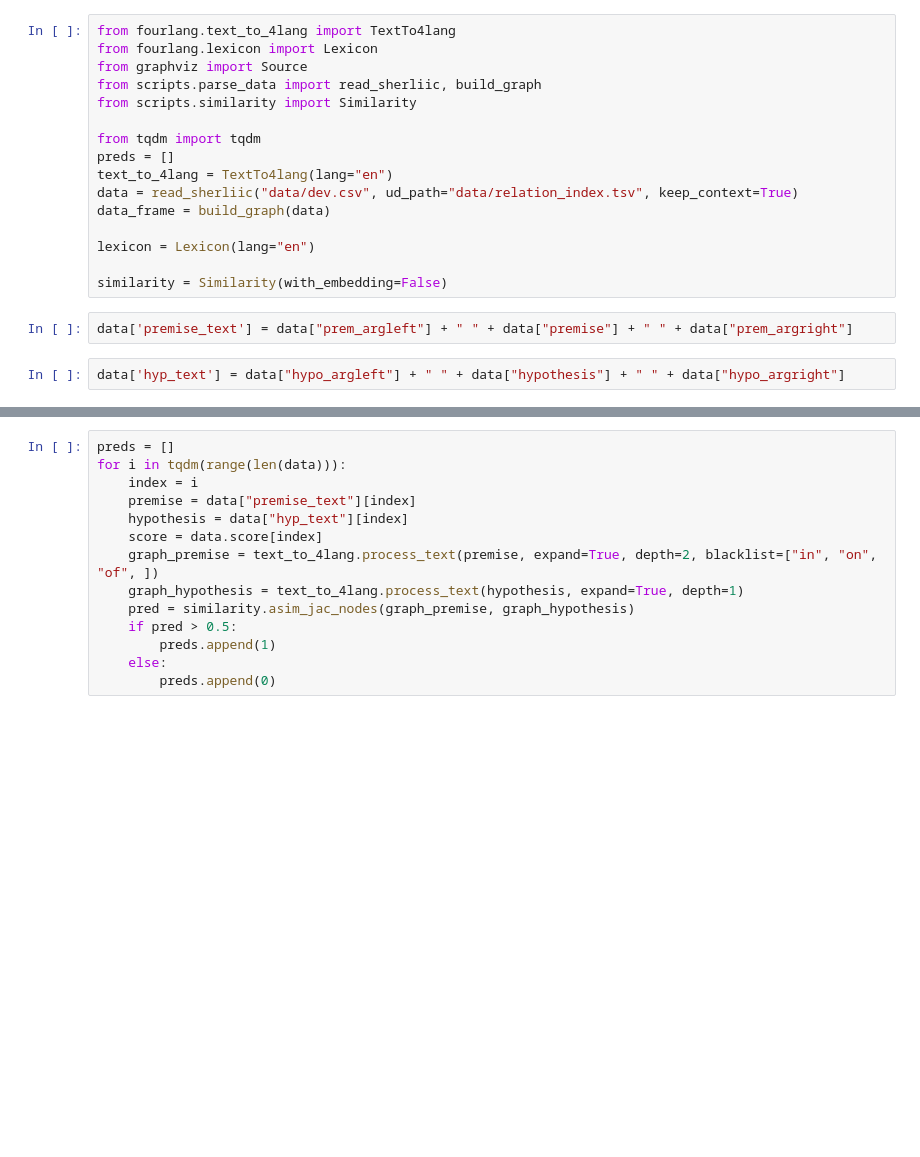
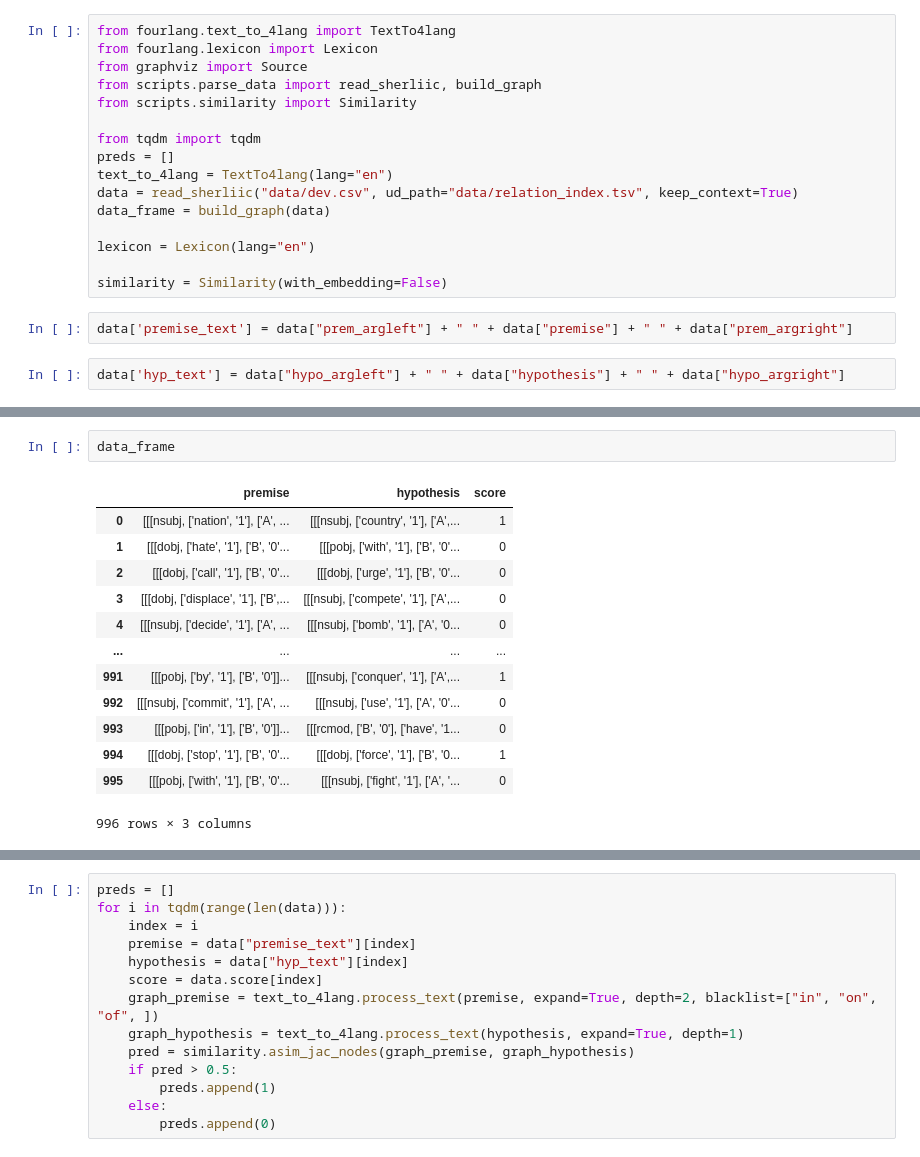
Before and after one commit to adaamko/wikt2def, a Jupyter notebook: sherlic.ipynb, the cells around one changed output, grey strips where cells are left out. Drawn from its saved outputs; the diff is of its cells as text; blank space fills up the shorter version.

```diff
--- a/sherlic.ipynb
+++ b/sherlic.ipynb
@@ -37 +21,17 @@ data
+# %%
+data_frame
+# %% [output]
+|  | premise | hypothesis | score |
+| 0 | [[[nsubj, ['nation', '1'], ['A', ... | [[[nsubj, ['country', '1'], ['A',... | 1 |
+| 1 | [[[dobj, ['hate', '1'], ['B', '0'... | [[[pobj, ['with', '1'], ['B', '0'... | 0 |
+| 2 | [[[dobj, ['call', '1'], ['B', '0'... | [[[dobj, ['urge', '1'], ['B', '0'... | 0 |
+| 3 | [[[dobj, ['displace', '1'], ['B',... | [[[nsubj, ['compete', '1'], ['A',... | 0 |
+| 4 | [[[nsubj, ['decide', '1'], ['A', ... | [[[nsubj, ['bomb', '1'], ['A', '0... | 0 |
+| ... | ... | ... | ... |
+| 991 | [[[pobj, ['by', '1'], ['B', '0']]... | [[[nsubj, ['conquer', '1'], ['A',... | 1 |
+| 992 | [[[nsubj, ['commit', '1'], ['A', ... | [[[nsubj, ['use', '1'], ['A', '0'... | 0 |
+| 993 | [[[pobj, ['in', '1'], ['B', '0']]... | [[[rcmod, ['B', '0'], ['have', '1... | 0 |
+| 994 | [[[dobj, ['stop', '1'], ['B', '0'... | [[[dobj, ['force', '1'], ['B', '0... | 1 |
+| 995 | [[[pobj, ['with', '1'], ['B', '0'... | [[[nsubj, ['fight', '1'], ['A', '... | 0 |
+996 rows × 3 columns
 # %%
```
Also changed, not shown: parts of 7 cells of this notebook.
